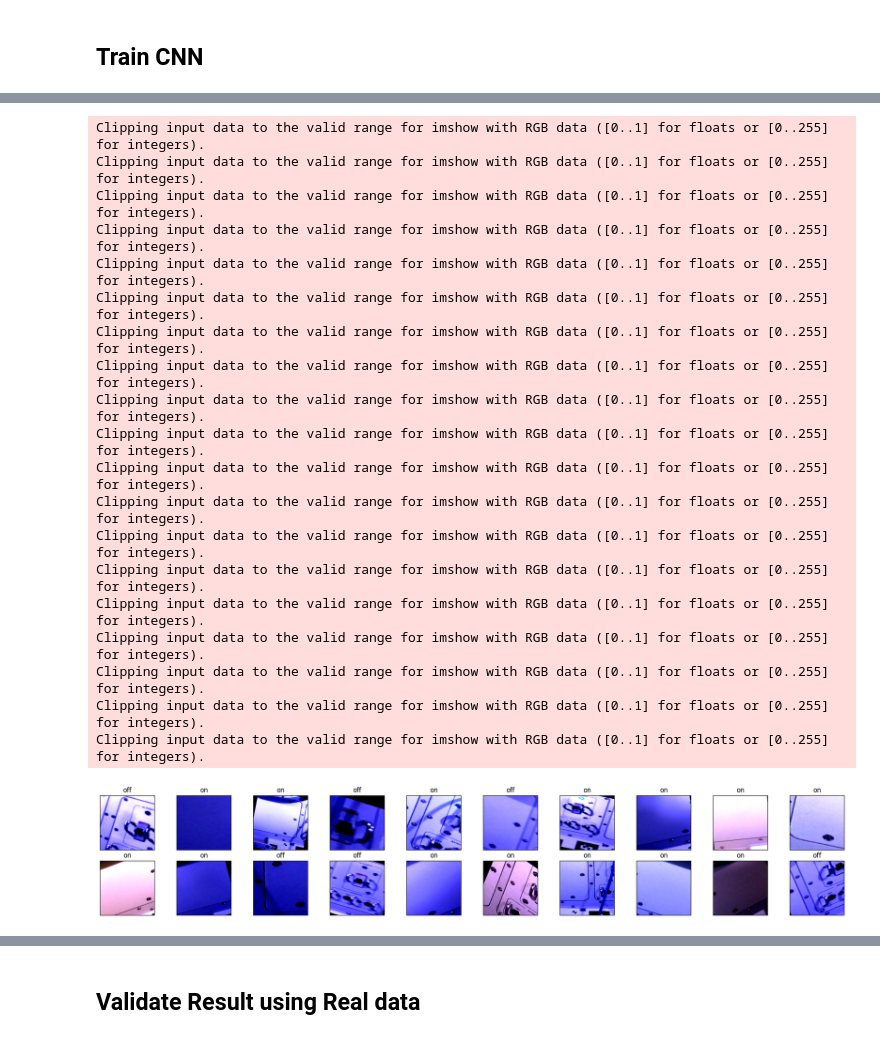
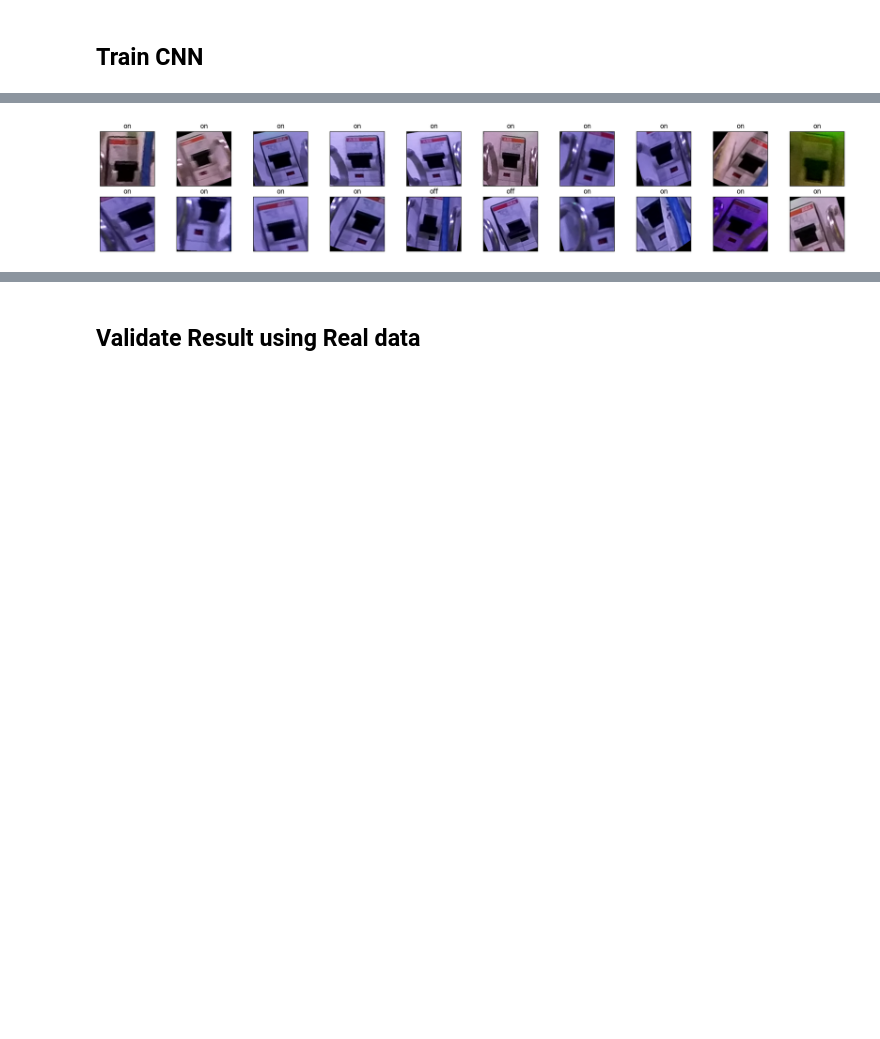
Before and after one commit to nasa/isaac, a Jupyter notebook: analyst/workspace/build_CNN_with_pytorch_Switch.ipynb, the cells around one changed output, grey strips where cells are left out. Drawn from its saved outputs; the diff is of its cells as text; code cells hidden in the pictures; blank space fills up the shorter version.

```diff
--- a/analyst/workspace/build_CNN_with_pytorch_Switch.ipynb
+++ b/analyst/workspace/build_CNN_with_pytorch_Switch.ipynb
@@ -36,16 +35,19 @@ True
 # %%
 # Define transforms for the training data and testing data
+
+# Transform the training dataset, this helps us get a more robust model
 train_transforms = transforms.Compose(
     [
         transforms.Resize([256, 256]),
         transforms.RandomRotation(30),
-        transforms.RandomResizedCrop(224),
+        transforms.RandomResizedCrop(224, scale=(0.35, 1.0)),
         transforms.RandomHorizontalFlip(),
         transforms.ToTensor(),
         transforms.Normalize([0.485, 0.456, 0.406], [0.229, 0.224, 0.225]),
     ]
 )
 
+# Transform the test dataset to match the training dataset, the transforms are more limited on the test set
 test_transforms = transforms.Compose(
     [
         transforms.Resize(224),
@@ -63,44 +65,29 @@ testloader = torch.utils.data.DataLoader(test_data, batch_size=64)
 # %%
 
 # Visualize some of the data-----------------------
 # helper function to un-normalize and display an image
 def imshow(img):
-    img = img / 2 + 0.5  # unnormalize
-    plt.imshow(np.transpose(img, (1, 2, 0)))  # convert from Tensor image
+    mean = np.array([0.485, 0.456, 0.406]).reshape(3, 1, 1)
+    std = np.array([0.229, 0.224, 0.225]).reshape(3, 1, 1)
+    img = std * img + mean  # Unnormalize
+    img = np.clip(img, 0, 1)  # Clip values to be in the valid range
+    npimg = img.transpose((1, 2, 0))  # Convert from (C, H, W) to (H, W, C)
+    plt.imshow(npimg)
 
 
 # obtain one batch of training images
 dataiter = iter(trainloader)
 images, labels = next(dataiter)
 images = images.numpy()  # convert images to numpy for display
 # plot the images in the batch, along with the corresponding labels
 fig = plt.figure(figsize=(25, 4))
 # display 20 images
 for idx in np.arange(20):
     ax = fig.add_subplot(2, 10, idx + 1, xticks=[], yticks=[])
     imshow(images[idx])
     ax.set_title(classes[labels[idx]])
 # %% [output]
-Clipping input data to the valid range for imshow with RGB data ([0..1] for floats or [0..255] for integers).
-Clipping input data to the valid range for imshow with RGB data ([0..1] for floats or [0..255] for integers).
-Clipping input data to the valid range for imshow with RGB data ([0..1] for floats or [0..255] for integers).
-Clipping input data to the valid range for imshow with RGB data ([0..1] for floats or [0..255] for integers).
-Clipping input data to the valid range for imshow with RGB data ([0..1] for floats or [0..255] for integers).
-Clipping input data to the valid range for imshow with RGB data ([0..1] for floats or [0..255] for integers).
-Clipping input data to the valid range for imshow with RGB data ([0..1] for floats or [0..255] for integers).
-Clipping input data to the valid range for imshow with RGB data ([0..1] for floats or [0..255] for integers).
-Clipping input data to the valid range for imshow with RGB data ([0..1] for floats or [0..255] for integers).
-Clipping input data to the valid range for imshow with RGB data ([0..1] for floats or [0..255] for integers).
-Clipping input data to the valid range for imshow with RGB data ([0..1] for floats or [0..255] for integers).
-Clipping input data to the valid range for imshow with RGB data ([0..1] for floats or [0..255] for integers).
-Clipping input data to the valid range for imshow with RGB data ([0..1] for floats or [0..255] for integers).
-Clipping input data to the valid range for imshow with RGB data ([0..1] for floats or [0..255] for integers).
-Clipping input data to the valid range for imshow with RGB data ([0..1] for floats or [0..255] for integers).
-Clipping input data to the valid range for imshow with RGB data ([0..1] for floats or [0..255] for integers).
-Clipping input data to the valid range for imshow with RGB data ([0..1] for floats or [0..255] for integers).
-Clipping input data to the valid range for imshow with RGB data ([0..1] for floats or [0..255] for integers).
-Clipping input data to the valid range for imshow with RGB data ([0..1] for floats or [0..255] for integers).
-[figure, old version]
+[figure, new version]
 # %%
 
 # Use GPU if it's available
```
Also changed, not shown: parts of 6 cells of this notebook, 14 other files.
